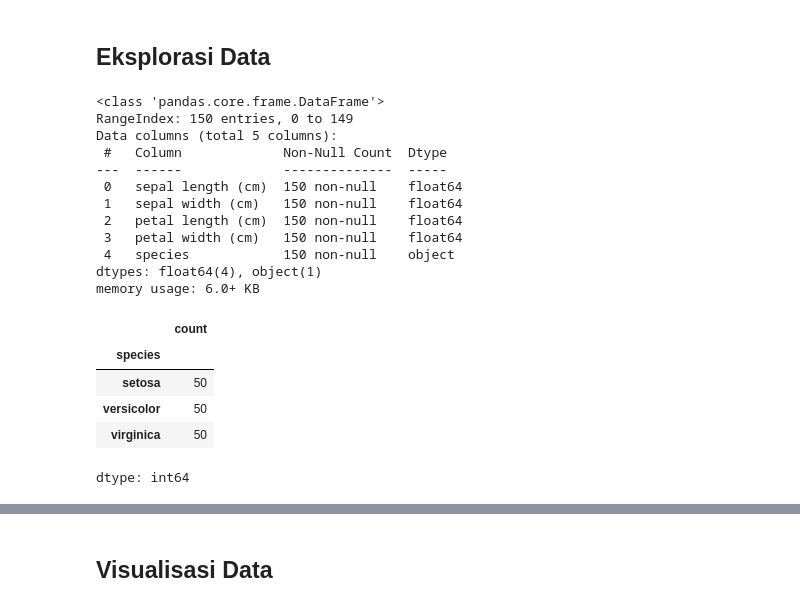
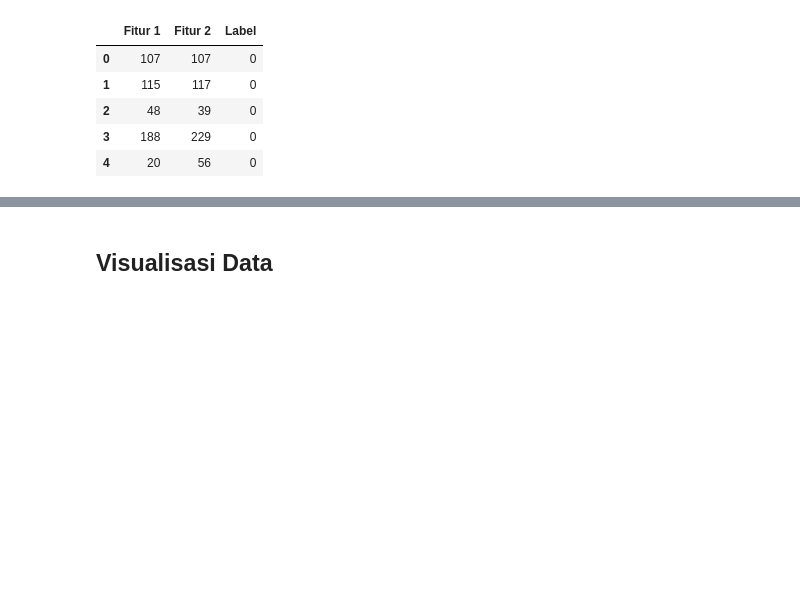
Before and after one commit to furalmiqbadi/PembelajaranMesin_01_AbdulGhofurAlmiqbadi, a Jupyter notebook: JS05/JS05_02.ipynb, the cells around one changed output, grey strips where cells are left out. Drawn from its saved outputs; the diff is of its cells as text; code cells hidden in the pictures; blank space fills up the shorter version.

```diff
--- a/JS05/JS05_02.ipynb
+++ b/JS05/JS05_02.ipynb
@@ -2,0 +5,25 @@
+# %%
+import numpy as np
+from sklearn.datasets import make_classification
+
+# Membuat data dummy
+# Hasil dari make_classification berupa data fitur X dan label y
+# Label y akan berupa data yang sudah di encode (angka)
+X,y = make_classification(n_samples=30, n_features=2, n_classes=2, n_informative=2, n_redundant=0, n_repeated=0, shuffle=False)
+
+# Secara defalt, make_classfication menghasilkan nilai float
+# Kita perlu merubah dalam bentuk diskrit
+
+# Absolutekan nilai
+X = np.absolute(X)
+
+# Bulatkan nilai ke 2 angka dibelakang koma
+# Kalikan dengan 100 supaya tidak ada lagi koma
+X = np.round(X, 2) * 100
+
+# Ubah ke dalam bentuk integer
+X = X.astype(int)
+
+# Cek Hasil
+print(X)
+print(y)
@@ -24,25 +50,25 @@ print(data.head())
-# %% [markdown]
-## Eksplorasi Data
-# %%
-data.info()
-data.describe()
-data['species'].value_counts()
-# %% [output]
-<class 'pandas.core.frame.DataFrame'>
-RangeIndex: 150 entries, 0 to 149
-Data columns (total 5 columns):
- #   Column             Non-Null Count  Dtype
----  ------             --------------  -----
- 0   sepal length (cm)  150 non-null    float64
- 1   sepal width (cm)   150 non-null    float64
- 2   petal length (cm)  150 non-null    float64
- 3   petal width (cm)   150 non-null    float64
- 4   species            150 non-null    object
-dtypes: float64(4), object(1)
-memory usage: 6.0+ KB
-|  | count |
-| species |  |
-| setosa | 50 |
-| versicolor | 50 |
-| virginica | 50 |
-dtype: int64
+# %%
+import pandas as pd
+
+# Reshape label y menjadi 2D
+# Hal ini dilakukan karena kita akan menggabungkannya dengan data fitur X
+y_new = y.reshape(len(y), 1)
+
+# Gabungkan fitur X dan label y dalam data array
+data = np.concatenate((X, y_new), axis=1)
+
+# Definisikan nama kolom
+nama_kolom = ['Fitur 1', 'Fitur 2', 'Label']
+
+# Buat Data Frame
+df = pd.DataFrame(data, columns=nama_kolom)
+
+# Cek Data Frame
+df.head()
+# %% [output]
+|  | Fitur 1 | Fitur 2 | Label |
+| 0 | 107 | 107 | 0 |
+| 1 | 115 | 117 | 0 |
+| 2 | 48 | 39 | 0 |
+| 3 | 188 | 229 | 0 |
+| 4 | 20 | 56 | 0 |
```
Also changed, not shown: parts of 21 cells of this notebook.
